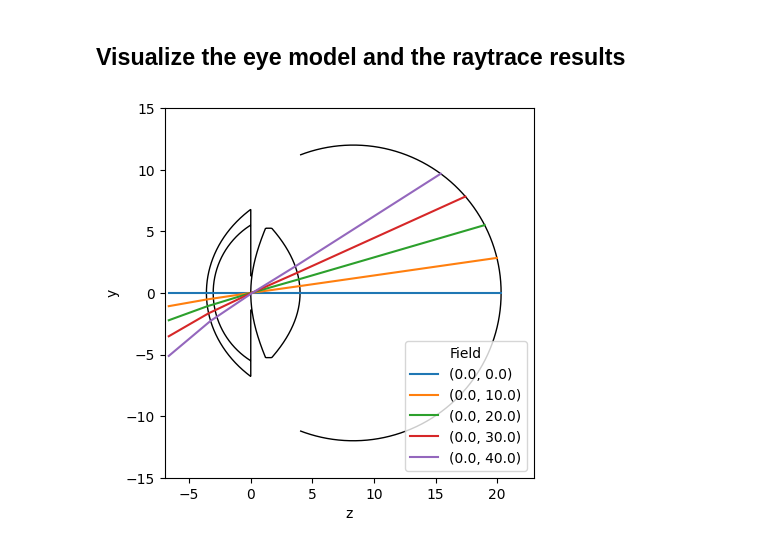
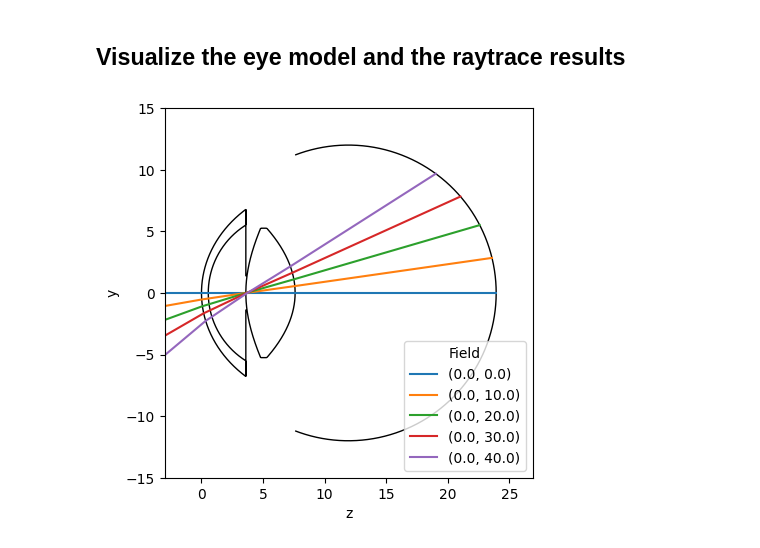
Before and after one commit to MREYE-LUMC/visisipy, a Jupyter notebook: docs/user_guide/example.ipynb, the cells around one changed output. Saved outputs shown, nothing was run; the diff lists cells and outputs as text; code cells hidden in the pictures.

```diff
--- a/docs/user_guide/example.ipynb
+++ b/docs/user_guide/example.ipynb
@@ -42,18 +42,11 @@ raytrace = visisipy.analysis.raytrace(coordinates=coordinates)
 # raytrace = visisipy.analysis.raytrace(model, coordinates=zip([0] * 5, range(0, 60, 10)))
 # %% [markdown]
 ## Visualize the eye model and the raytrace results
-# %%
-# Adjust the z-coordinates to account for differences in origin definition between the
-# plotting functions and Optiland
-raytrace.z -= model.geometry.cornea_thickness + model.geometry.anterior_chamber_depth
 # %%
 fig, ax = plt.subplots()
 visisipy.plots.plot_eye(ax, model.geometry, lens_edge_thickness=0.5)
-ax.set_xlim((-7, 23))
-ax.set_ylim((-15, 15))
-ax.set_aspect("equal")
 
 sns.lineplot(raytrace, x="z", y="y", hue="field", ax=ax)
 sns.move_legend(ax, loc="lower right", title="Field")
 # %% [output]
-[figure, old version]
+[figure, new version]
```
Also changed, not shown: 9 other files.
